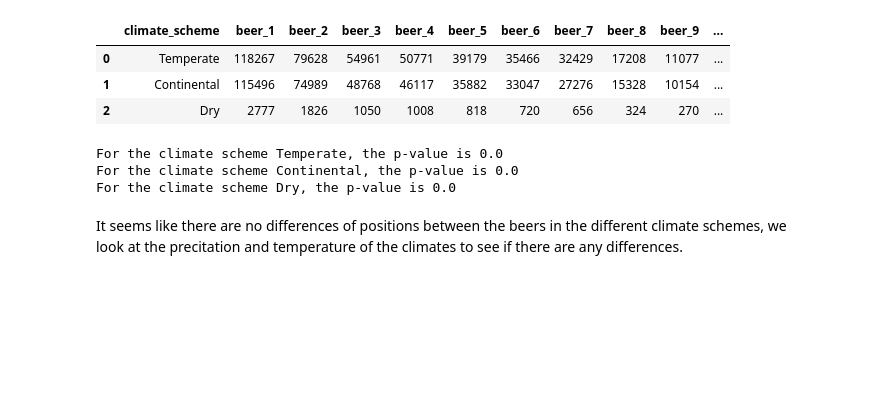
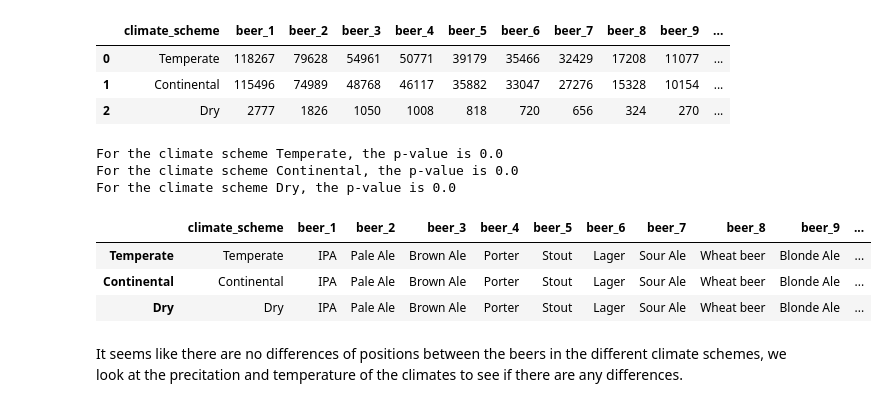
Before and after one commit to epfl-ada/ada-2023-project-riskybiscuits, a Jupyter notebook: styles_analysis.ipynb, the cells around one changed output. Saved outputs shown, nothing was run; the diff lists cells and outputs as text; code cells hidden in the pictures; blank space fills up the shorter version.

```diff
--- a/styles_analysis.ipynb
+++ b/styles_analysis.ipynb
@@ -436,6 +458,27 @@ for climate_scheme in us_users_ratings["climate_scheme"].unique():
 For the climate scheme Temperate, the p-value is 0.0
 For the climate scheme Continental, the p-value is 0.0
 For the climate scheme Dry, the p-value is 0.0
+# %%
+# Let's look at the most reviewed beers for each climate scheme
+columns = ["climate_scheme"] + ["beer_" + str(i) for i in range(1, 11)]
+most_reviewed_per_climate_scheme = pd.DataFrame(columns=columns)
+
+for climate_scheme in us_users_ratings["climate_scheme"].unique():
+    # count the number of reviews for each beer type in this climate
+    most_reviewed_per_climate_scheme.loc[climate_scheme] = [climate_scheme] + list(
+        us_users_ratings[us_users_ratings["climate_scheme"] == climate_scheme]
+        .groupby(["general_style"])
+        .size()
+        .sort_values(ascending=False)
+        .index[:10]
+    )
+
+display(most_reviewed_per_climate_scheme)
+# %% [output]
+|  | climate_scheme | beer_1 | beer_2 | beer_3 | beer_4 | beer_5 | beer_6 | beer_7 | beer_8 | beer_9 | ... |
+| Temperate | Temperate | IPA | Pale Ale | Brown Ale | Porter | Stout | Lager | Sour Ale | Wheat beer | Blonde Ale | ... |
+| Continental | Continental | IPA | Pale Ale | Brown Ale | Porter | Stout | Lager | Sour Ale | Wheat beer | Blonde Ale | ... |
+| Dry | Dry | IPA | Pale Ale | Brown Ale | Porter | Stout | Lager | Sour Ale | Wheat beer | Blonde Ale | ... |
 # %% [markdown]
 It seems like there are no differences of positions between the beers in the different climate schemes, we look at the precitation and temperature of the climates to see if there are any differences.
 # %%
```
Also changed, not shown: parts of 10 cells of this notebook.
